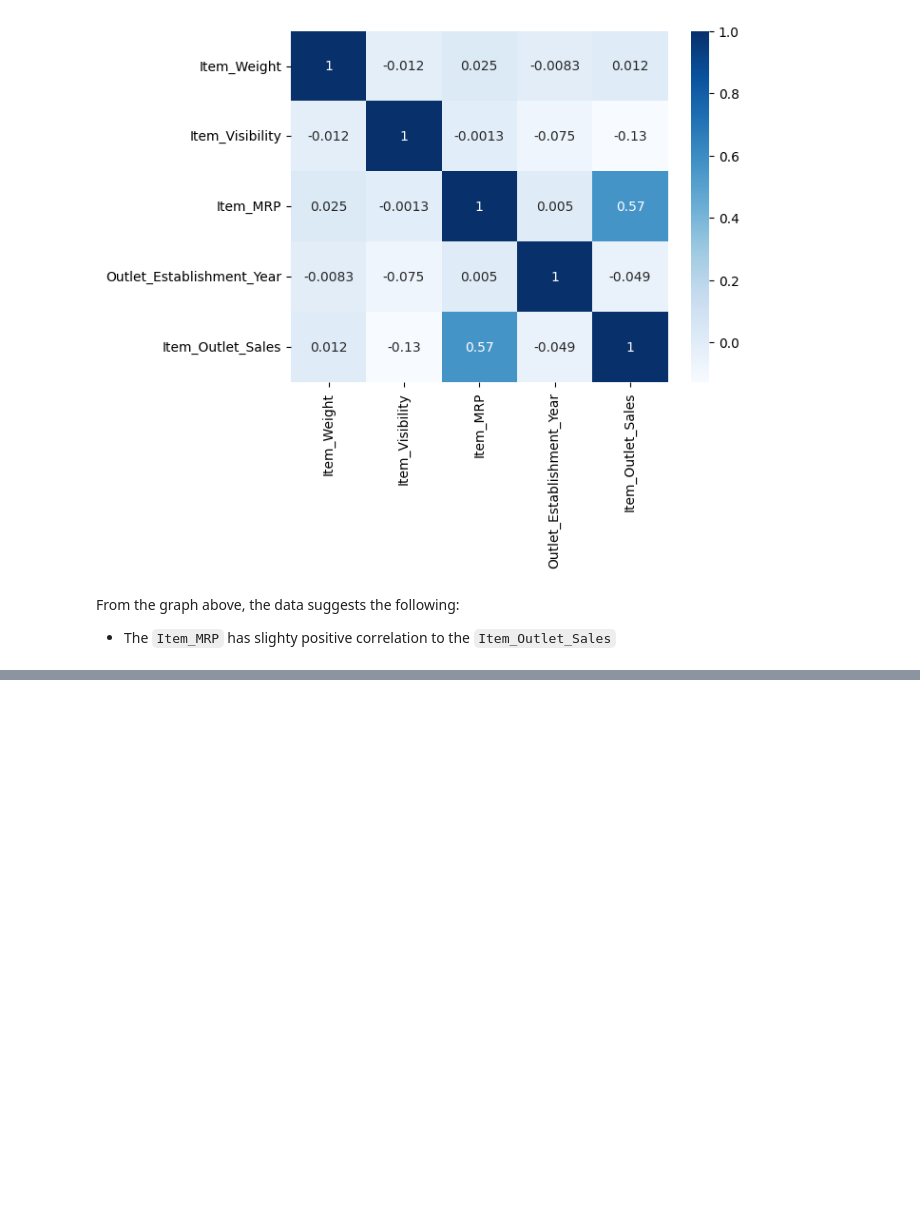
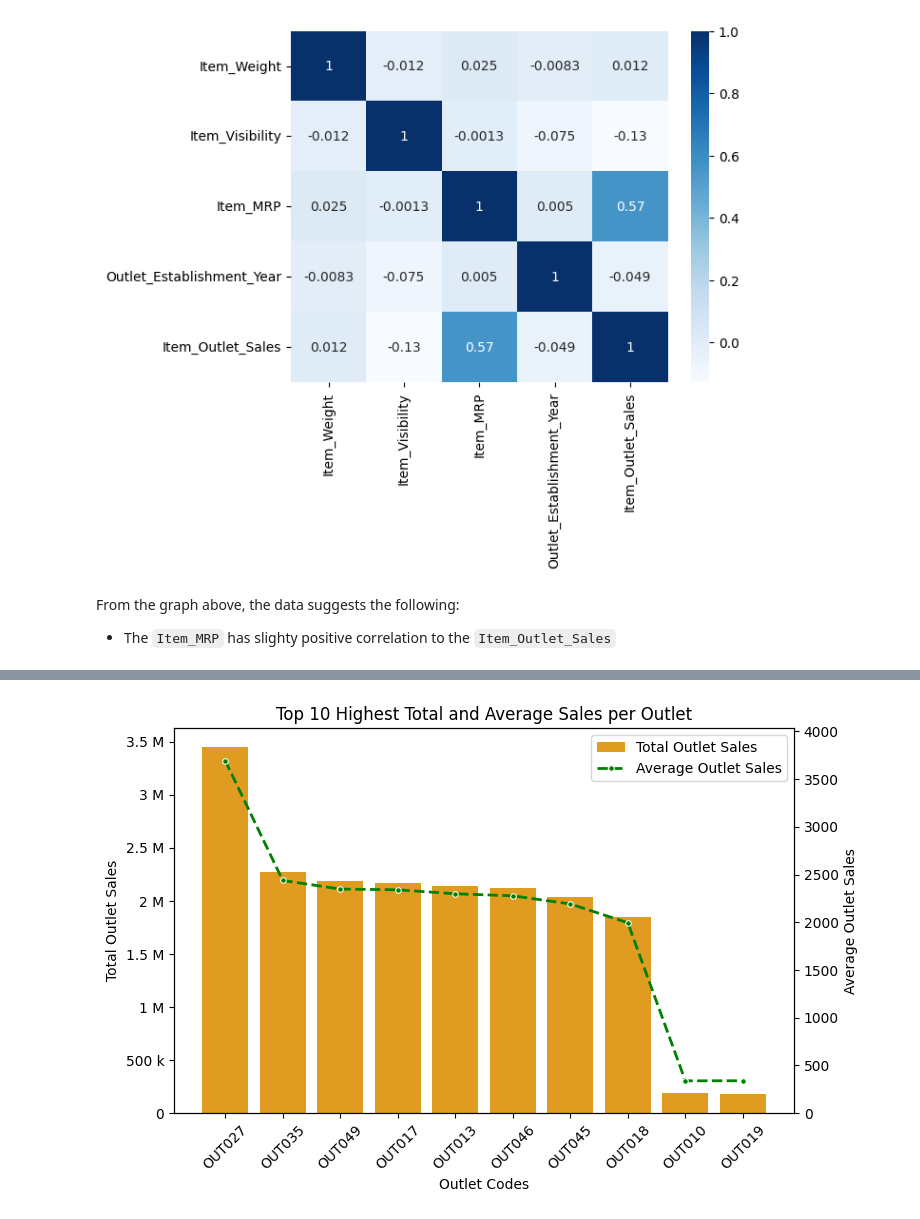
Before and after one commit to jpcanamaque/codingdojo-project, a Jupyter notebook: CodingDojo_Project.ipynb, the cells around one changed output, grey strips where cells are left out. Drawn from its saved outputs; the diff is of its cells as text; code cells hidden in the pictures; blank space fills up the shorter version.

```diff
--- a/CodingDojo_Project.ipynb
+++ b/CodingDojo_Project.ipynb
@@ -444,0 +454,11 @@ From the graph above, the data suggests the following:
+# %%
+# Graph 1: Top 10 Highest Total and Average Sales per Outlet
+# This graph contains the total and average for each outlet identifier.
+
+# We need first to create our dataset for this graph
+outlet_identifier_df = sales_df.groupby(['Outlet_Identifier'])[['Item_Outlet_Sales']].agg(
+    Avg_Item_Outlet_Sales=('Item_Outlet_Sales', np.mean),
+    Total_Item_Outlet_Sales=('Item_Outlet_Sales', np.sum))
+outlet_identifier_df = outlet_identifier_df.reset_index(['Outlet_Identifier'])
+outlet_identifier_df.sort_values(by=['Total_Item_Outlet_Sales'], ascending=False, inplace=True)
+outlet_identifier_df
@@ -444,0 +477,54 @@ From the graph above, the data suggests the following:
+# %%
+# Drawing the bar charts here
+
+# Create the subplots for the graph
+fig, ax = plt.subplots(figsize=(8, 5))
+
+# Create the bar chart for the total outlet sales
+sns.barplot(data = outlet_identifier_df,
+            ax=ax,
+            x='Outlet_Identifier',
+            y='Total_Item_Outlet_Sales',
+            label='Total Outlet Sales',
+            color="orange");
+
+# Creating another y axis for the average dataset
+ax2 = plt.twinx()
+
+# Create the line chart for the average outlet sales
+sns.lineplot(data = outlet_identifier_df,
+             ax=ax2,
+             x='Outlet_Identifier',
+             y='Avg_Item_Outlet_Sales',
+             marker='o',
+             markersize=4,
+             color="green",
+             linewidth=2,
+             linestyle="--",
+             label='Average Outlet Sales'
+             );
+
+# Setting the title
+ax.set_title("Top 10 Highest Total and Average Sales per Outlet")
+
+# Setting the x axis
+ax.set_xlabel("Outlet Codes")
+ax.set_xticklabels(ax.get_xticklabels(), rotation=45)
+
+# Setting the y axis
+ax.set_ylabel("Total Outlet Sales");
+ax.yaxis.set_major_formatter(ticker.EngFormatter())
+
+# Setting the y2 axis
+ax2.set_ylabel("Average Outlet Sales");
+
+# Setting the limitations for the y2
+ax2.set_ylim(0, outlet_identifier_df['Avg_Item_Outlet_Sales'].max() + outlet_identifier_df['Avg_Item_Outlet_Sales'].min())
+
+# Combining the legend handles from both axes
+# then render in one legend only
+lines, labels = ax.get_legend_handles_labels()
+lines2, labels2 = ax2.get_legend_handles_labels()
+ax2.legend(lines + lines2, labels + labels2, loc=0);
+# %% [output]
+[figure, added]
```
Also changed, not shown: parts of 4 cells of this notebook.
